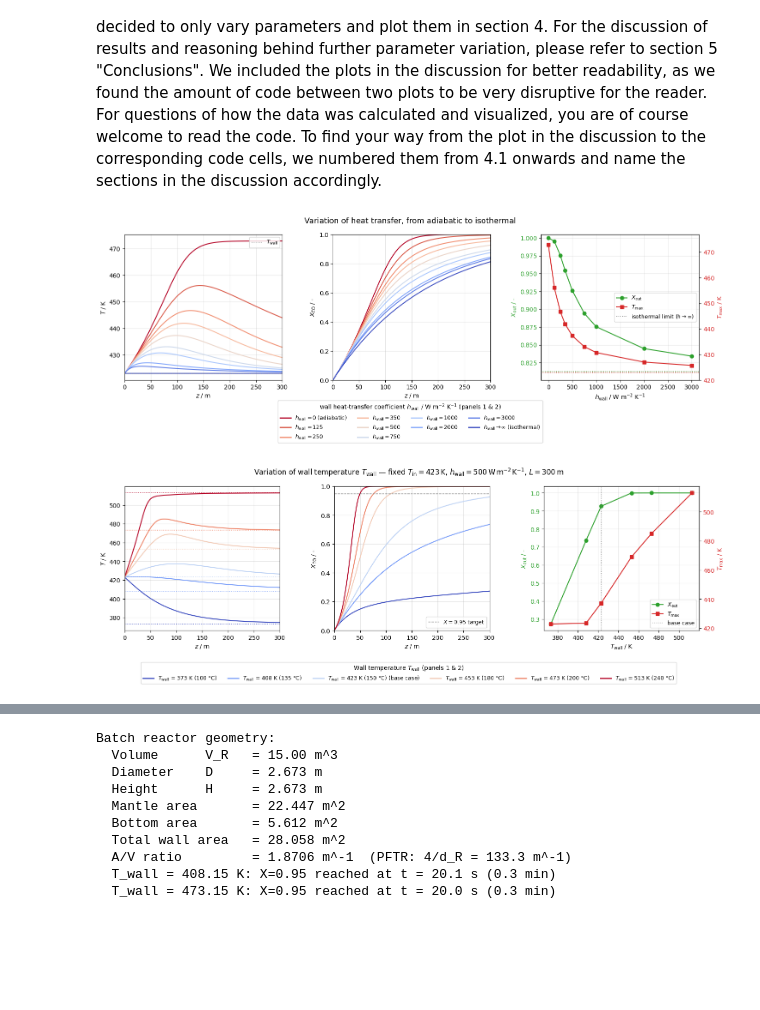
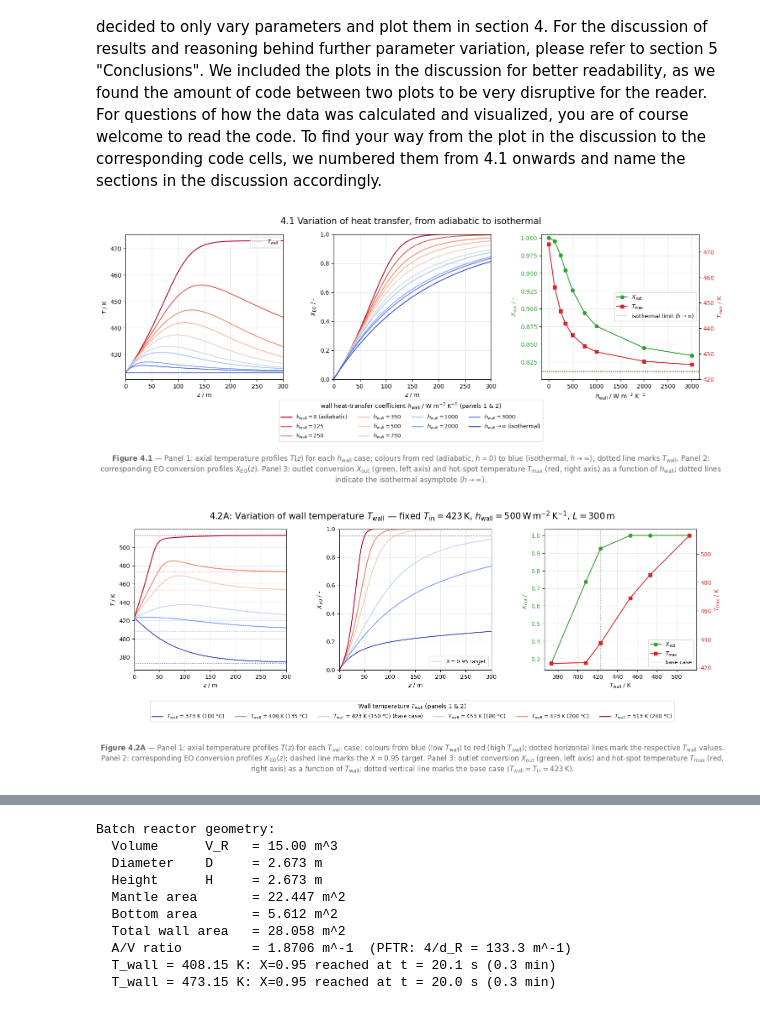
Before and after one commit to PeterSchoenung/CRE3-Assignment-3, a Jupyter notebook: CRT_3_assignment_3_26_Group_5.ipynb, the cells around one changed output, grey strips where cells are left out. Saved outputs shown, nothing was run; the diff lists cells and outputs as text; code cells hidden in the pictures; blank space fills up the shorter version.

Commit message:
refined all the plots.

```diff
--- a/CRT_3_assignment_3_26_Group_5.ipynb
+++ b/CRT_3_assignment_3_26_Group_5.ipynb
@@ -897,7 +897,7 @@ def case_label(h):
     return rf"$h_\mathrm{{wall}}={h:.0f}$"
 # %%
 # ============================================================
-# Section 4 — Heat-transfer variation: temperature & conversion
+# Section 4.1 — Heat-transfer variation: temperature & conversion
 #             profiles plus the conversion/temperature trade-off
 # ============================================================
 n_cases = len(h_wall_values)
@@ -921,54 +921,66 @@ for ax in (ax1, ax2):
     ax.grid(alpha=0.3)
 
 # --- Panel 3: trade-off of outlet conversion and hot-spot temperature vs h_wall ---
-# Split the cases into finite ones (plotted as points) and the isothermal limit
-# (h -> inf, drawn as a horizontal asymptote). Fully driven by h_wall_values.
 h_fin, X_out, T_max = [], [], []
 X_iso = T_iso = None
 for h, (z, c_EO, c_EG, T, X) in zip(h_wall_values, results):
     if np.isinf(h):
-        X_iso, T_iso = X[-1], T.max()            # isothermal asymptotes
+        X_iso, T_iso = X[-1], T.max()
     else:
         h_fin.append(h); X_out.append(X[-1]); T_max.append(T.max())
 
-# sort by h_wall so the connecting line is monotone even if the array is unordered
 order = np.argsort(h_fin)
 h_fin = np.array(h_fin)[order]; X_out = np.array(X_out)[order]; T_max = np.array(T_max)[order]
 
-ax3b = ax3.twinx()                                # second y-axis (temperature)
+ax3b = ax3.twinx()
 l1, = ax3.plot(h_fin, X_out, "o-", color="tab:green", label=r"$X_\mathrm{out}$")
 l2, = ax3b.plot(h_fin, T_max, "s-", color="tab:red", label=r"$T_\mathrm{max}$")
 handles = [l1, l2]
 
-if X_iso is not None:                             # draw isothermal limits if present
+if X_iso is not None:
     ax3.axhline(X_iso, color="tab:green", ls=":", lw=1.2)
     ax3b.axhline(T_iso, color="tab:red", ls=":", lw=1.2)
     ax3.set_ylim(X_iso - 0.012, 1.005)
     ax3b.set_ylim(T_iso - 3, T_max.max() + 4)
-    handles.append(plt.Line2D([0], [0], color="gray", ls=":", lw=1.2,label=r"isothermal limit ($h\to\infty$)"))
+    handles.append(plt.Line2D([0], [0], color="gray", ls=":", lw=1.2, label=r"isothermal limit ($h\to\infty$)"))
 
 ax3.set_xlabel(r"$h_\mathrm{wall}$ / W m$^{-2}$ K$^{-1}$")
 ax3.set_ylabel(r"$X_\mathrm{out}$ / -", color="tab:green")
 ax3b.set_ylabel(r"$T_\mathrm{max}$ / K", color="tab:red")
 ax3.tick_params(axis="y", labelcolor="tab:green")
 ax3b.tick_params(axis="y", labelcolor="tab:red")
 ax3.grid(alpha=0.3)
 ax3.legend(handles=handles, loc="center right", fontsize=9)
 
 # --- shared, adaptive case legend (panels 1 & 2) below the figure ---
 from matplotlib.lines import Line2D
 case_handles = [Line2D([0], [0], color=col, lw=2, label=case_label(h))
                 for col, h in zip(colors, h_wall_values)]
 fig.legend(handles=case_handles, loc="lower center", bbox_to_anchor=(0.5, -0.085),
            ncol=min(n_cases, 4), fontsize=9,
            title=r"wall heat-transfer coefficient $h_\mathrm{wall}$ / W m$^{-2}$ K$^{-1}$ (panels 1 & 2)")
 
-fig.suptitle("Variation of heat transfer, from adiabatic to isothermal", fontsize=13)
+# --- figure description below the legend ---
+fig.text(
+    0.5, -0.13,
+    r"$\bf{Figure\ 4.1}$"
+    " — Panel 1: axial temperature profiles $T(z)$ for each $h_\\mathrm{wall}$ case; "
+    "colours from red (adiabatic, $h=0$) to blue (isothermal, $h\\to\\infty$); "
+    "dotted line marks $T_\\mathrm{wall}$. "
+    "Panel 2: corresponding EO conversion profiles $X_\\mathrm{EO}(z)$. "
+    "Panel 3: outlet conversion $X_\\mathrm{out}$ (green, left axis) and hot-spot temperature "
+    "$T_\\mathrm{max}$ (red, right axis) as a function of $h_\\mathrm{wall}$; "
+    "dotted lines indicate the isothermal asymptote ($h\\to\\infty$).",
+    ha="center", va="top", fontsize=12, color="dimgray",
+    wrap=True, transform=fig.transFigure
+)
+
+fig.suptitle("4.1 Variation of heat transfer, from adiabatic to isothermal", fontsize=15)
 fig.subplots_adjust(left=0.055, right=0.95, top=0.90, bottom=0.22, wspace=0.32)
 
 fig.savefig("fig_3_1_hwall_variation.png", dpi=150, bbox_inches="tight")
 # %% [output]
-[figure, old version]
+[figure, new version]
 # %%
 # ============================================================
 # Section 4.2 — Parameter variation: wall temperature T_wall
@@ -1078,13 +1090,29 @@ fig.legend(handles=case_handles_42, loc="lower center", bbox_to_anchor=(0.5, -0.
            ncol=n_cases_42, fontsize=9,
            title=r"Wall temperature $T_\mathrm{wall}$ (panels 1 & 2)")
 
-fig.suptitle(r"Variation of wall temperature $T_\mathrm{wall}$ — fixed $T_\mathrm{in}=423\,\mathrm{K}$, "
-             r"$h_\mathrm{wall}=500\,\mathrm{W\,m^{-2}\,K^{-1}}$, $L=300\,\mathrm{m}$", fontsize=12)
+# --- figure description below the legend ---
+fig.text(
+    0.5, -0.13,
+    r"$\bf{Figure\ 4.2 A}$"
+    " — Panel 1: axial temperature profiles $T(z)$ for each $T_\\mathrm{wall}$ case; "
+    "colours from blue (low $T_\\mathrm{wall}$) to red (high $T_\\mathrm{wall}$); "
+    "dotted horizontal lines mark the respective $T_\\mathrm{wall}$ values. "
+    "Panel 2: corresponding EO conversion profiles $X_\\mathrm{EO}(z)$; "
+    "dashed line marks the $X = 0.95$ target. "
+    "Panel 3: outlet conversion $X_\\mathrm{out}$ (green, left axis) and hot-spot temperature "
+    "$T_\\mathrm{max}$ (red, right axis) as a function of $T_\\mathrm{wall}$; "
+    "dotted vertical line marks the base case ($T_\\mathrm{wall} = T_\\mathrm{in} = 423\\,\\mathrm{K}$).",
+    ha="center", va="top", fontsize=12, color="dimgray",
+    wrap=True, transform=fig.transFigure
+)
+
+fig.suptitle(r"4.2A: Variation of wall temperature $T_\mathrm{wall}$ — fixed $T_\mathrm{in}=423\,\mathrm{K}$, "
+             r"$h_\mathrm{wall}=500\,\mathrm{W\,m^{-2}\,K^{-1}}$, $L=300\,\mathrm{m}$", fontsize=15)
 fig.subplots_adjust(left=0.06, right=0.95, top=0.89, bottom=0.22, wspace=0.35)
 
 fig.savefig("fig_4_2_Twall_variation.png", dpi=150, bbox_inches="tight")
 # %% [output]
-[figure, old version]
+[figure, new version]
 # %%
 # ============================================================
 # Section 4.2 — Bar chart: reactor length required for target conversion
```
Also changed, not shown: parts of 13 cells of this notebook, 12 other files.
